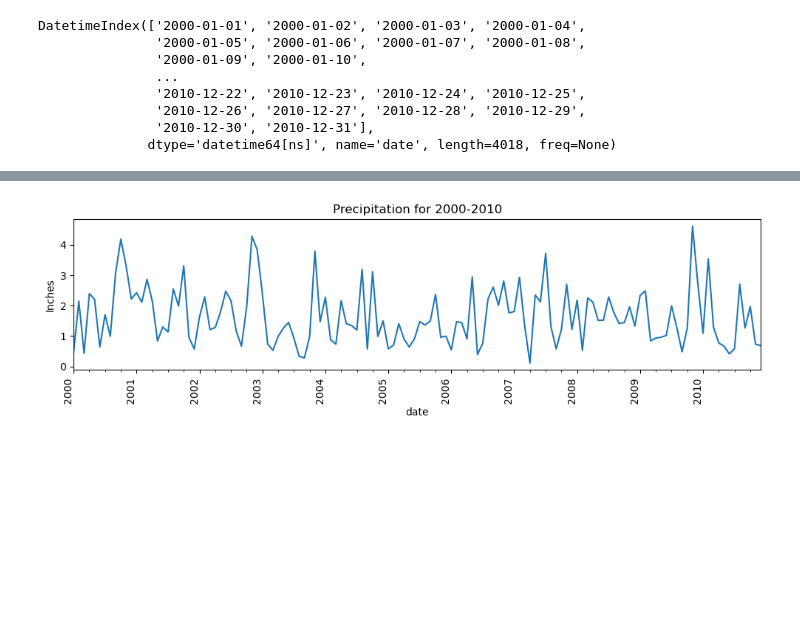
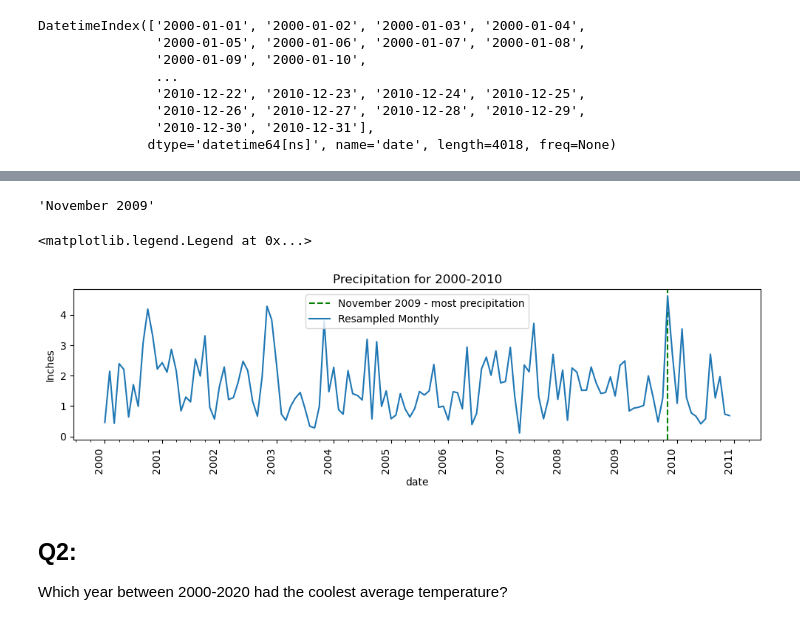
Before and after one commit to mikemenj/Assignments, a Jupyter notebook: DataViz/Week2/Resampling-Datetime-Data.ipynb, the cells around one changed output, grey strips where cells are left out. Cells and saved outputs as stored; diff of their text form; code cells hidden in the pictures; blank space fills up the shorter version.

```diff
--- a/DataViz/Week2/Resampling-Datetime-Data.ipynb
+++ b/DataViz/Week2/Resampling-Datetime-Data.ipynb
@@ -133,7 +133,7 @@ DatetimeIndex(['2000-01-01', '2000-01-02', '2000-01-03', '2000-01-04',
 # %%
 # Resample the data as Monthly frequency.
 prec_MS_res = prec.resample("MS").mean()
-prec_MS_res.name = 'Resampled'
+prec_MS_res.name = 'Resampled Monthly'
 prec_MS_res.head()
 # %% [output]
 date
@@ -152,26 +152,35 @@ print(m_max, prec_MS_res[m_max])
+# %%
+date_fmt = m_max.strftime('%B %Y')
+date_fmt
+# %% [output]
+'November 2009'
 # %%
 ## Plot the data
 fig, ax = plt.subplots(figsize=(12,3))
 ax.set(title='Precipitation for 2000-2010', ylabel='Inches')
 
 # customize major ticks
 major_loc =  mdates.YearLocator(1)
 major_fmt = mdates.DateFormatter("%Y")
 ax.xaxis.set_major_locator(major_loc)
 ax.xaxis.set_major_formatter(major_fmt)
 
+ax.axvline(m_max,ls='--',color='green', label=f'{date_fmt} - most precipitation')
 
 # customize minor ticks
-minor_loc =  mdates.MonthLocator(interval=3)
-minor_fmt = mdates.DateFormatter("%b")
+minor_loc =  mdates.MonthLocator(bymonth=[1,4,7,10])
 
 ax.xaxis.set_minor_locator(minor_loc)
-ax.xaxis.set_minor_formatter(minor_fmt)
 
 prec_MS_res.plot(ax=ax)
 
 ## Final xdate tweaks
 fig = ax.get_figure()
 fig.autofmt_xdate(which='major',rotation=90)
+ax.legend()
 # %% [output]
+<matplotlib.legend.Legend at 0x...>
-[figure, old version]
+[figure, new version]
+# %% [markdown]
+## Q2:
+Which year between 2000-2020 had the coolest average temperature?
```
Also changed, not shown: parts of 9 cells of this notebook.
